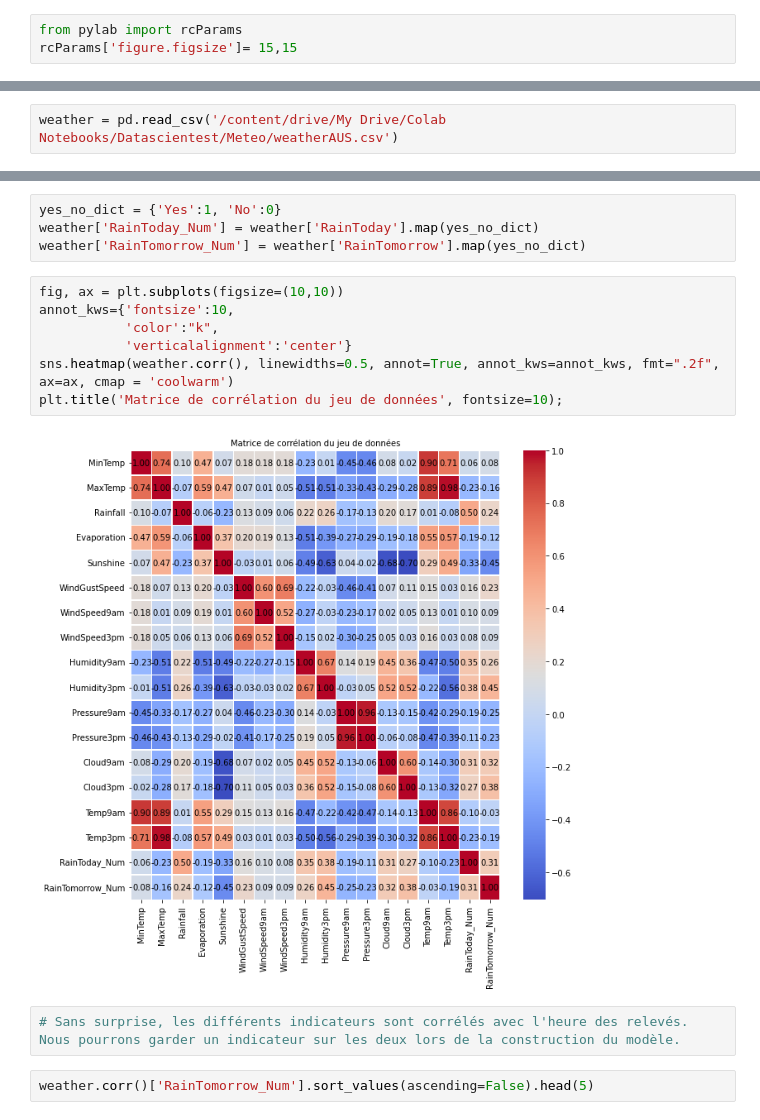
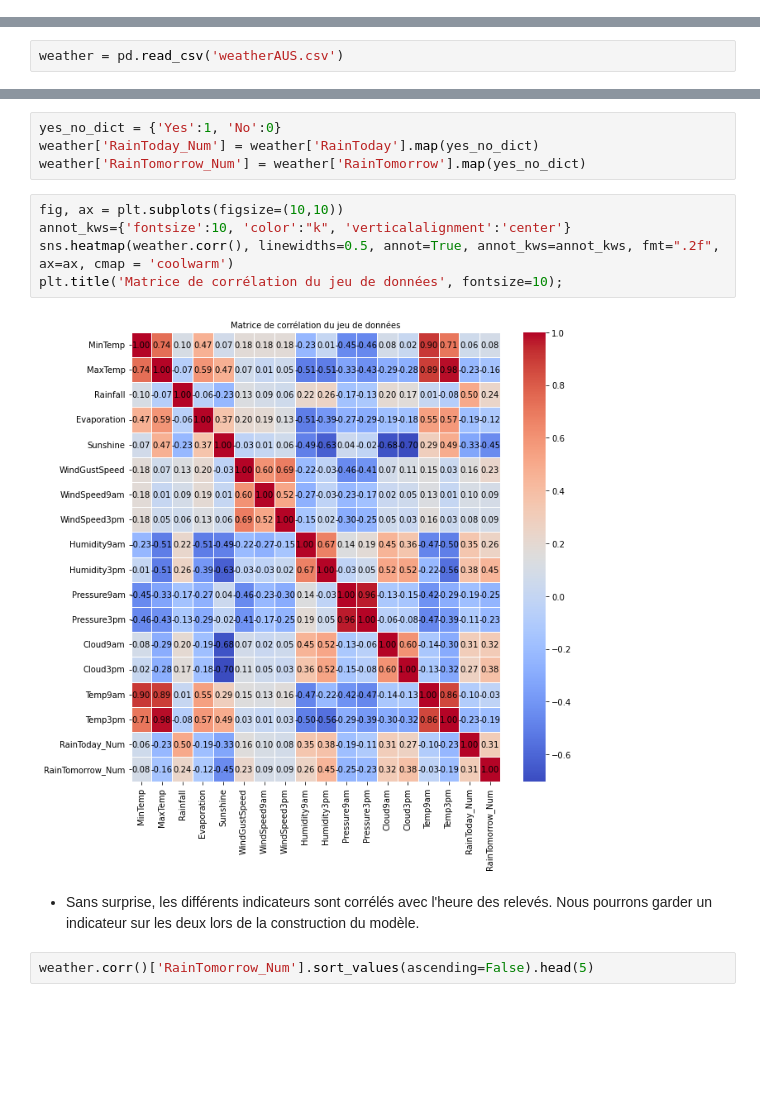
Before and after one commit to jo-charles/pyAusRainfall, a Jupyter notebook: common_pyAusRainfall_dataviz.ipynb, the cells around one changed output, grey strips where cells are left out. Cells and saved outputs as stored; diff of their text form; blank space fills up the shorter version.

```diff
--- a/common_pyAusRainfall_dataviz.ipynb
+++ b/common_pyAusRainfall_dataviz.ipynb
@@ -947,5 +1055,2 @@ rt_no_rainfall.max()
 # %% [markdown]
 ## Influence pour la prévision de pluie
-# %%
-from pylab import rcParams
-rcParams['figure.figsize']= 15,15
@@ -957,5 +1057,5 @@ Mounted at /content/drive
 # %%
-weather = pd.read_csv('/content/drive/My Drive/Colab Notebooks/Datascientest/Meteo/weatherAUS.csv')
+weather = pd.read_csv('weatherAUS.csv')
 # %%
 weather.dropna(subset=['RainTomorrow'], inplace=True)
 weather.reset_index(inplace=True)
@@ -966,15 +1066,13 @@ weather['RainToday_Num'] = weather['RainToday'].map(yes_no_dict)
 weather['RainTomorrow_Num'] = weather['RainTomorrow'].map(yes_no_dict)
 # %%
 fig, ax = plt.subplots(figsize=(10,10))
-annot_kws={'fontsize':10,
-           'color':"k",
-           'verticalalignment':'center'}
+annot_kws={'fontsize':10, 'color':"k", 'verticalalignment':'center'}
 sns.heatmap(weather.corr(), linewidths=0.5, annot=True, annot_kws=annot_kws, fmt=".2f", ax=ax, cmap = 'coolwarm')
 plt.title('Matrice de corrélation du jeu de données', fontsize=10);
 # %% [output]
-[figure, old version]
+[figure, new version]
-# %%
-# Sans surprise, les différents indicateurs sont corrélés avec l'heure des relevés. Nous pourrons garder un indicateur sur les deux lors de la construction du modèle.
+# %% [markdown]
+- Sans surprise, les différents indicateurs sont corrélés avec l'heure des relevés. Nous pourrons garder un indicateur sur les deux lors de la construction du modèle.
 # %%
 weather.corr()['RainTomorrow_Num'].sort_values(ascending=False).head(5)
 # %% [output]
```
Also changed, not shown: parts of 77 cells of this notebook, 4 other files.
